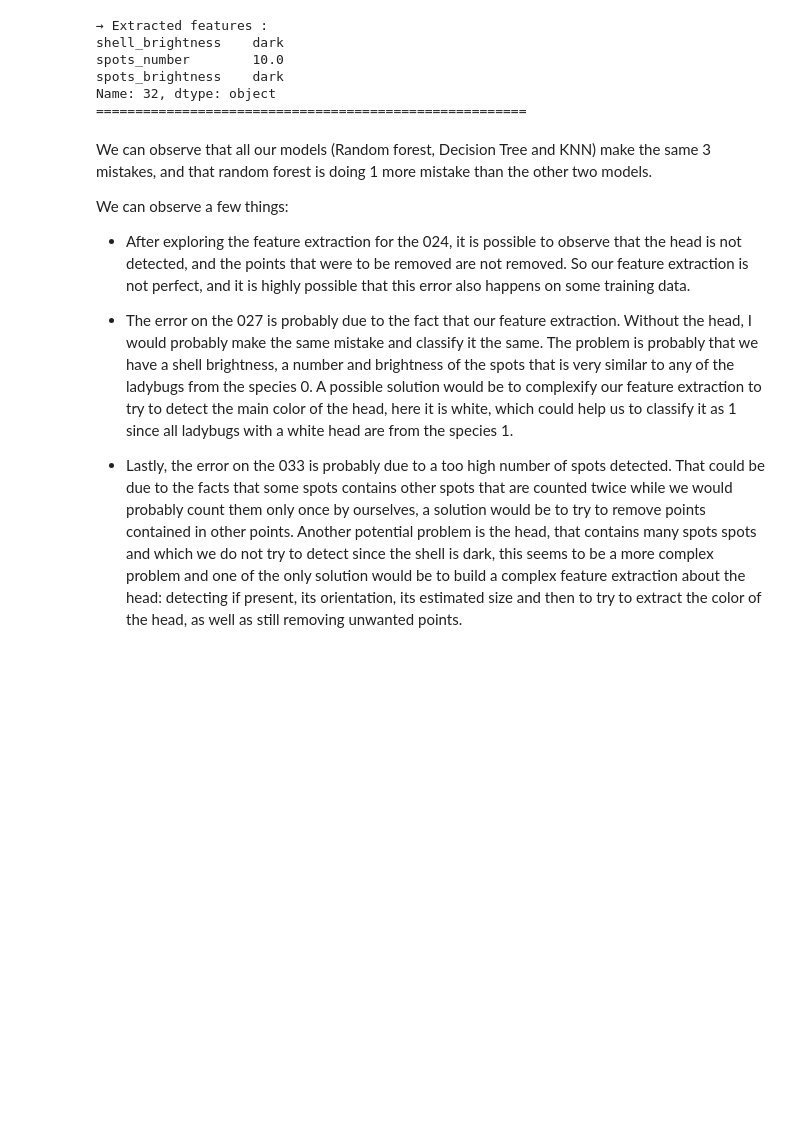
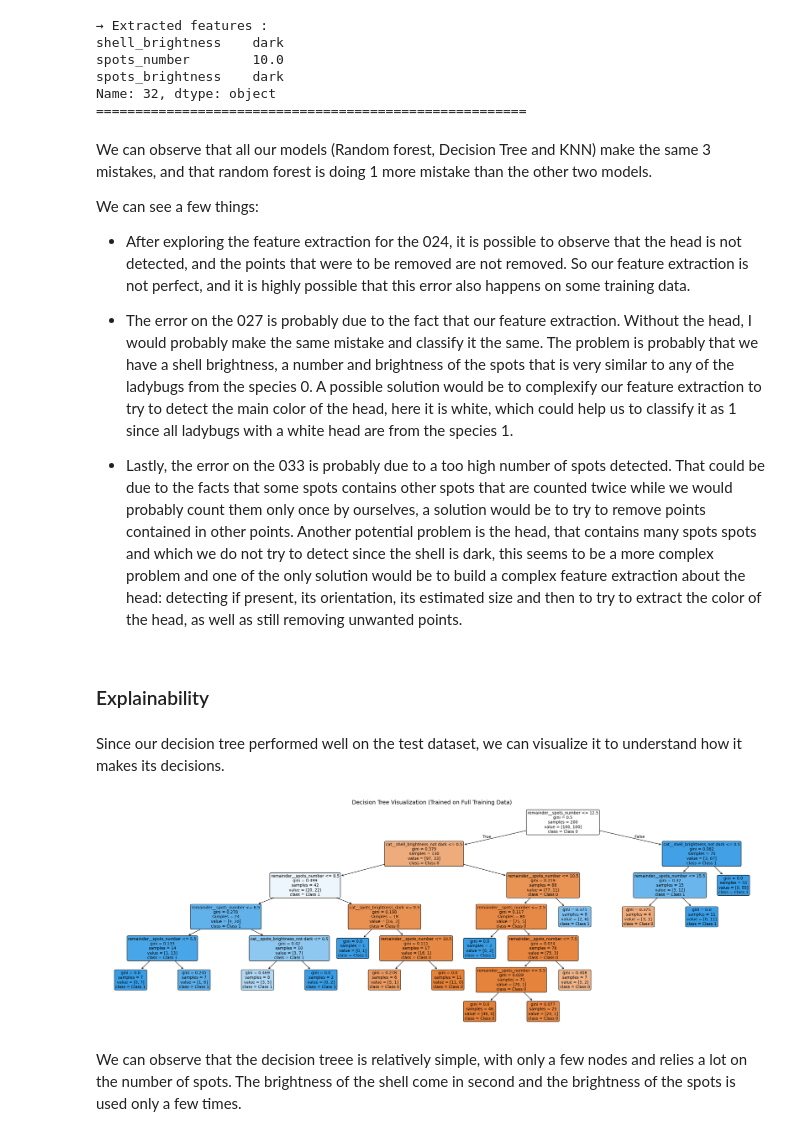
Before and after one commit to godefroylmb/Ladybug, a Jupyter notebook: classification.ipynb, the cells around one changed output. Saved outputs shown, nothing was run; the diff lists cells and outputs as text; code cells hidden in the pictures; blank space fills up the shorter version.

```diff
--- a/classification.ipynb
+++ b/classification.ipynb
@@ -443,13 +429,37 @@ Name: 32, dtype: object
 # %% [markdown]
 We can observe that all our models (Random forest, Decision Tree and KNN) make the same 3 mistakes, and that random forest is doing 1 more mistake than the other two models.
 
-We can observe a few things:
+We can see a few things:
 
 - After exploring the feature extraction for the 024, it is possible to observe that the head is not detected, and the points that were to be removed are not removed. So our feature extraction is not perfect, and it is highly possible that this error also happens on some training data.
 
 - The error on the 027 is probably due to the fact that our feature extraction. Without the head, I would probably make the same mistake and classify it the same. The problem is probably that we have a shell brightness, a number and brightness of the spots that is very similar to any of the ladybugs from the species 0. A possible solution would be to complexify our feature extraction to try to detect the main color of the head, here it is white, which could help us to classify it as 1 since all ladybugs with a white head are from the species 1.
 
 - Lastly, the error on the 033 is probably due to a too high number of spots detected. That could be due to the facts that some spots contains other spots that are counted twice while we would probably count them only once by ourselves, a solution would be to try to remove points contained in other points. Another potential problem is the head, that contains many spots spots and which we do not try to detect since the shell is dark, this seems to be a more complex problem and one of the only solution would be to build a complex feature extraction about the head: detecting if present, its orientation, its estimated size and then to try to extract the color of the head, as well as still removing unwanted points.
+# %% [markdown]
+### Explainability
+# %% [markdown]
+Since our decision tree performed well on the test dataset, we can visualize it to understand how it makes its decisions.
+# %%
+dtEstimator = decisionTreeModel.named_steps["classifier"]
+
+featureNames = decisionTreeModel.named_steps["preprocessing"].get_feature_names_out()
+
+plt.figure(figsize=(30, 10))
+plot_tree(
+    dtEstimator,
+    feature_names=featureNames,
+    class_names=["Class 0", "Class 1"],
+    filled=True,
+    rounded=True,
+    fontsize=10
+)
+plt.title("Decision Tree Visualization (Trained on Full Training Data)", fontsize=14)
+plt.show()
+# %% [output]
+[figure, added]
+# %% [markdown]
+We can observe that the decision treee is relatively simple, with only a few nodes and relies a lot on the number of spots. The brightness of the shell come in second and the brightness of the spots is used only a few times.
 # %% [markdown]
 # Conclusion
 
```
Also changed, not shown: parts of 4 cells of this notebook.
